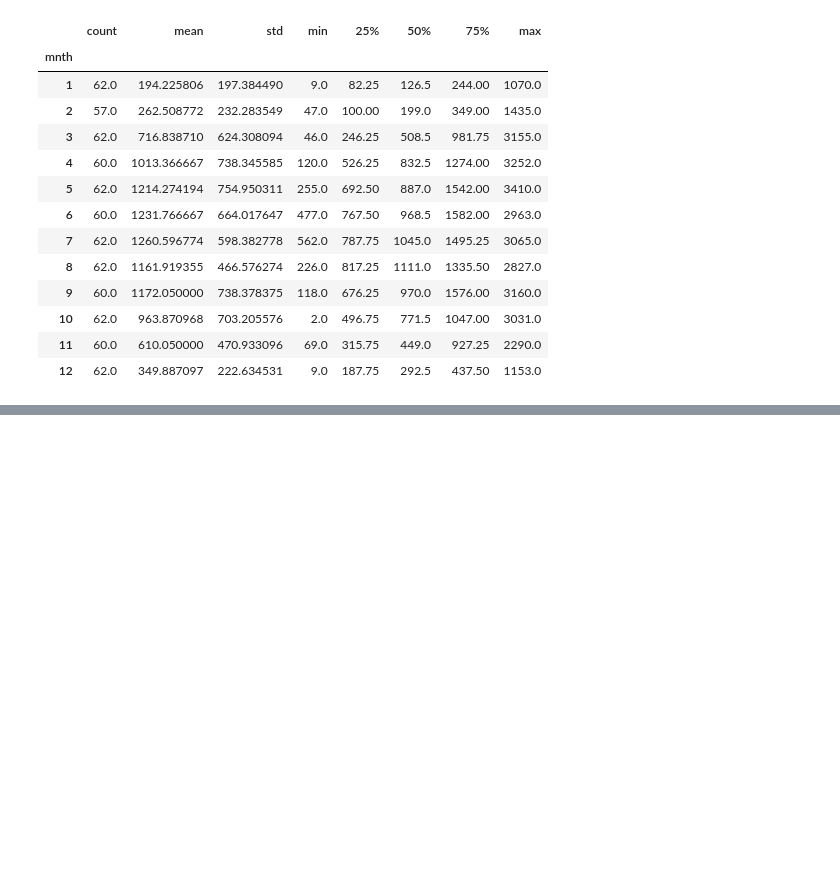
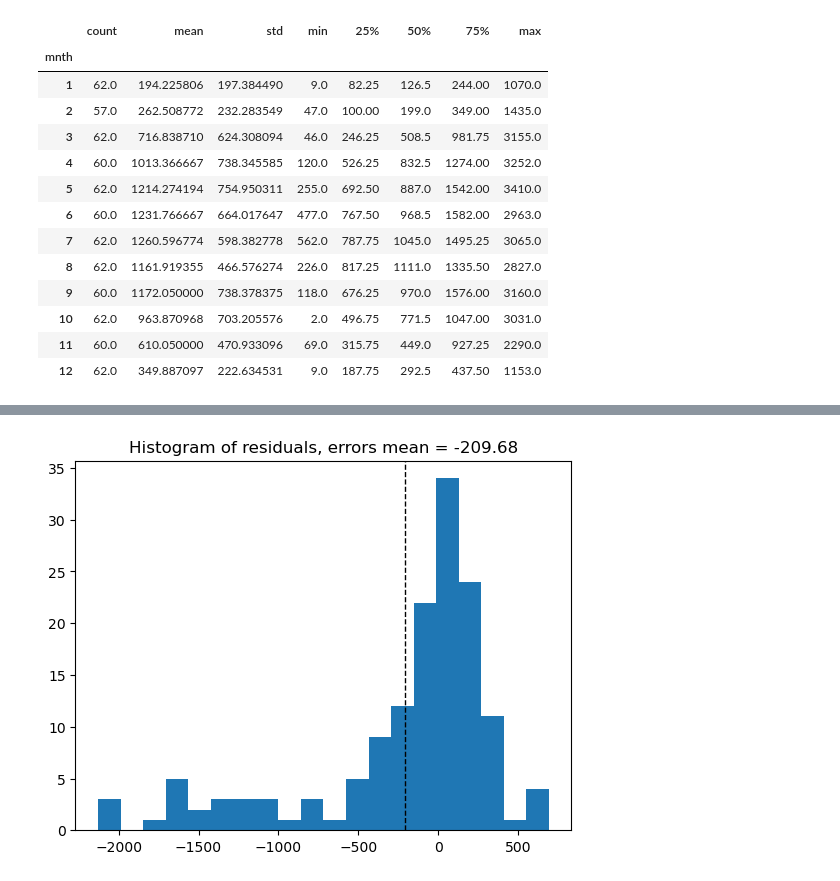
Before and after one commit to ania293/daily_bike_rental, a Jupyter notebook: daily_bike_share_EDA.ipynb, the cells around one changed output, grey strips where cells are left out. Drawn from its saved outputs; the diff is of its cells as text; code cells hidden in the pictures; blank space fills up the shorter version.

```diff
--- a/daily_bike_share_EDA.ipynb
+++ b/daily_bike_share_EDA.ipynb
@@ -257,0 +404,7 @@ The final set of violin plots depicts the weather conditions in categorical feat
+# %%
+plt.hist(errors, bins = 20)
+plt.axvline(errors.mean(), color='k', linestyle='dashed', linewidth=1)
+plt.title(f'Histogram of residuals, errors mean = {np.round(errors.mean(), 2)}')
+plt.show()
+# %% [output]
+[figure, added]
```
Also changed, not shown: parts of 30 cells of this notebook.
